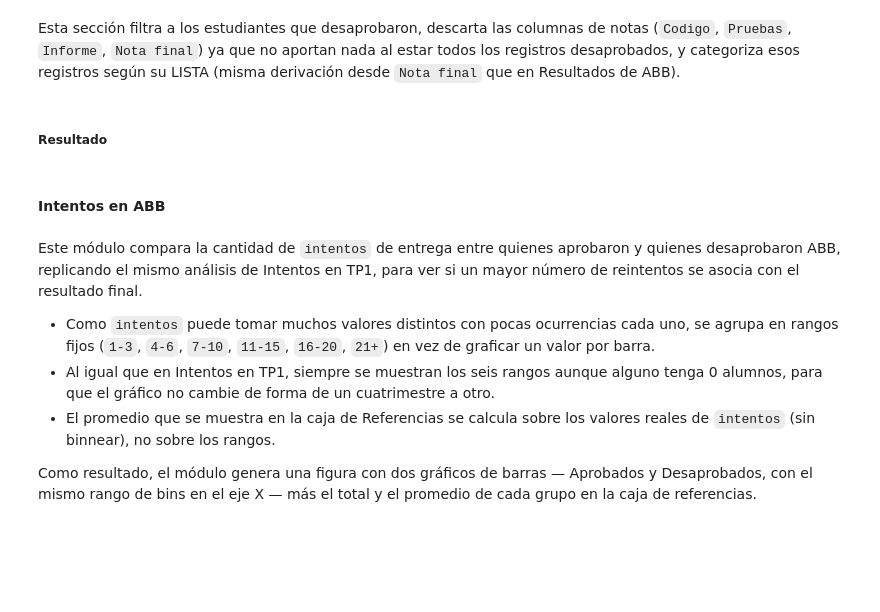
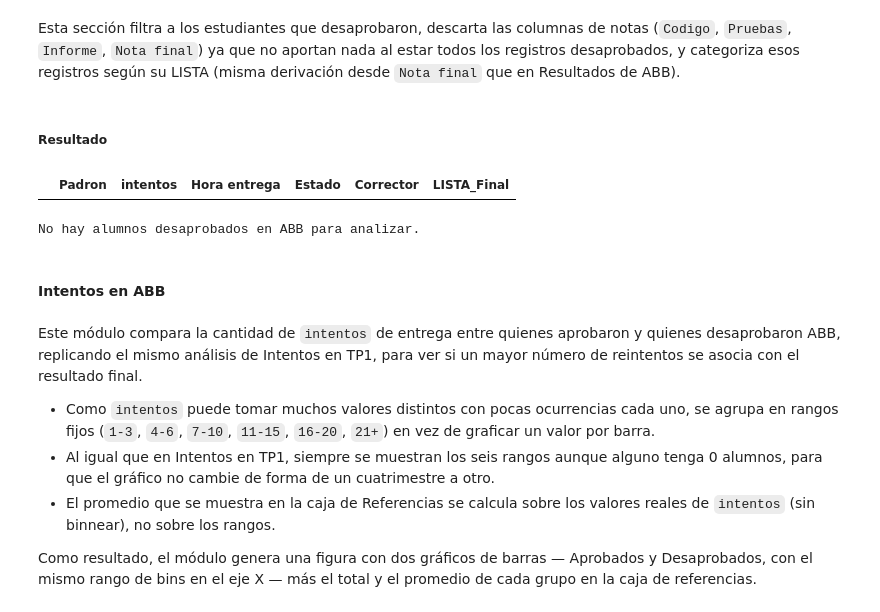
Before and after one commit to matias-ferrero/algo2-stats, a Jupyter notebook: stats_algo2.ipynb, the cells around one changed output. Drawn from its saved outputs; the diff is of its cells as text; code cells hidden in the pictures; blank space fills up the shorter version.

```diff
--- a/stats_algo2.ipynb
+++ b/stats_algo2.ipynb
@@ -30,7 +30,7 @@ Esta celda define **qué planilla de Google Sheets se analiza**.
 - La cuenta de Google con la que te autentiques en la sección **Autenticación** (para más información, ver Configuración → Preprocesamiento) necesita tener acceso de lectura a esa planilla; si no, la notebook va a fallar más adelante.
 - Para analizar otro cuatrimestre alcanza con cambiar esta URL por la planilla correspondiente, y volver a ejecutar toda la notebook (`Entorno de ejecución > Ejecutar todas`).
 # %%
-URL = 'https://docs.google.com/spreadsheets/d/1SAKzJt8NUDarH1r0asoiS7lWjLX-1TQ1LA28TWNrquk/edit?pli=1&gid=1495824376#gid=1495824376' #@param {type:"string"}
+URL = 'https://docs.google.com/spreadsheets/d/1UgtUHc__rE1x_lSAXfbyFGhxiCh7UR0hcCYEYkCM57I/edit?gid=391514030#gid=391514030' #@param {type:"string"}
 # %% [markdown]
 ## Configuración
 # %% [markdown]
@@ -2754,8 +2840,14 @@ if hoja_disponible[ABB_SHEET]:
 # %%
 if hoja_disponible[ABB_SHEET]:
     display(failed_abb)
     print(f"\n")
-    failed_abb_donut_chart(failed_abb_categories, failed_abb_categories_count, failed_abb_students_count, fig_num=f"{SECTION_FIGURE_PREFIX['ABB']}.4")
+    if failed_abb_students_count > 0:
+        failed_abb_donut_chart(failed_abb_categories, failed_abb_categories_count, failed_abb_students_count, fig_num=f"{SECTION_FIGURE_PREFIX['ABB']}.4")
+    else:
+        print("No hay alumnos desaprobados en ABB para analizar.")
+# %% [output]
+|  | Padron | intentos | Hora entrega | Estado | Corrector | LISTA_Final |
+No hay alumnos desaprobados en ABB para analizar.
 # %% [markdown]
 #### Intentos en ABB
 # %% [markdown]
```
Also changed, not shown: parts of 41 cells of this notebook.
